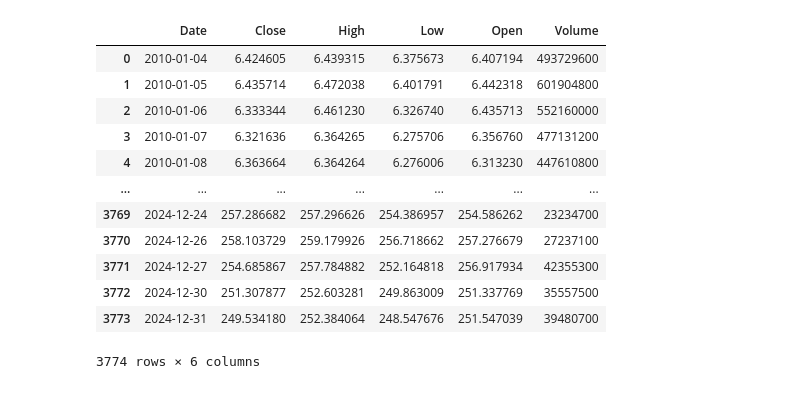
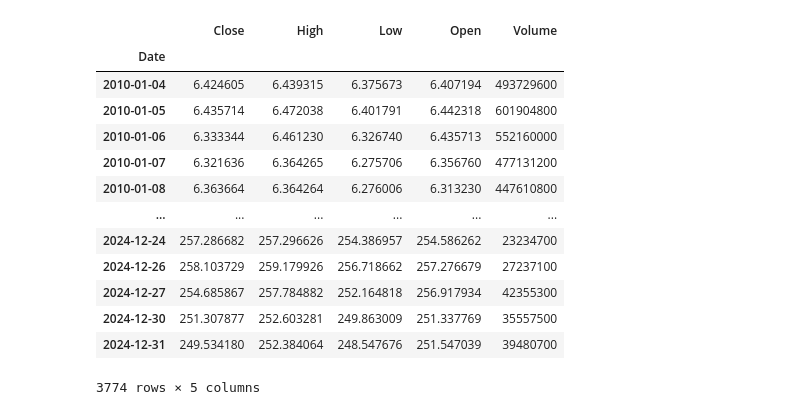
Before and after one commit to ColinLaurent/MarketPrediction, a Jupyter notebook: notebooks/model.ipynb, the cells around one changed output. Saved outputs shown, nothing was run; the diff lists cells and outputs as text; code cells hidden in the pictures.

```diff
--- a/notebooks/model.ipynb
+++ b/notebooks/model.ipynb
@@ -8,21 +10,22 @@ from sklearn.linear_model import LinearRegression
 # %%
 ticker = 'AAPL'
-df = pd.read_excel("../data/data.xlsx", ticker)
+df = pd.read_excel("../data/data.xlsx", ticker).set_index('Date')
 df
 # %% [output]
-|  | Date | Close | High | Low | Open | Volume |
-| 0 | 2010-01-04 | 6.424605 | 6.439315 | 6.375673 | 6.407194 | 493729600 |
-| 1 | 2010-01-05 | 6.435714 | 6.472038 | 6.401791 | 6.442318 | 601904800 |
-| 2 | 2010-01-06 | 6.333344 | 6.461230 | 6.326740 | 6.435713 | 552160000 |
-| 3 | 2010-01-07 | 6.321636 | 6.364265 | 6.275706 | 6.356760 | 477131200 |
-| 4 | 2010-01-08 | 6.363664 | 6.364264 | 6.276006 | 6.313230 | 447610800 |
-| ... | ... | ... | ... | ... | ... | ... |
-| 3769 | 2024-12-24 | 257.286682 | 257.296626 | 254.386957 | 254.586262 | 23234700 |
-| 3770 | 2024-12-26 | 258.103729 | 259.179926 | 256.718662 | 257.276679 | 27237100 |
-| 3771 | 2024-12-27 | 254.685867 | 257.784882 | 252.164818 | 256.917934 | 42355300 |
-| 3772 | 2024-12-30 | 251.307877 | 252.603281 | 249.863009 | 251.337769 | 35557500 |
-| 3773 | 2024-12-31 | 249.534180 | 252.384064 | 248.547676 | 251.547039 | 39480700 |
+|  | Close | High | Low | Open | Volume |
+| Date |  |  |  |  |  |
+| 2010-01-04 | 6.424605 | 6.439315 | 6.375673 | 6.407194 | 493729600 |
+| 2010-01-05 | 6.435714 | 6.472038 | 6.401791 | 6.442318 | 601904800 |
+| 2010-01-06 | 6.333344 | 6.461230 | 6.326740 | 6.435713 | 552160000 |
+| 2010-01-07 | 6.321636 | 6.364265 | 6.275706 | 6.356760 | 477131200 |
+| 2010-01-08 | 6.363664 | 6.364264 | 6.276006 | 6.313230 | 447610800 |
+| ... | ... | ... | ... | ... | ... |
+| 2024-12-24 | 257.286682 | 257.296626 | 254.386957 | 254.586262 | 23234700 |
+| 2024-12-26 | 258.103729 | 259.179926 | 256.718662 | 257.276679 | 27237100 |
+| 2024-12-27 | 254.685867 | 257.784882 | 252.164818 | 256.917934 | 42355300 |
+| 2024-12-30 | 251.307877 | 252.603281 | 249.863009 | 251.337769 | 35557500 |
+| 2024-12-31 | 249.534180 | 252.384064 | 248.547676 | 251.547039 | 39480700 |
-3774 rows × 6 columns
+3774 rows × 5 columns
 # %%
 fig = go.Figure()
 fig.add_trace(go.Scatter(x=df['Date'], y=df['Close']))
```
Also changed, not shown: parts of 3 cells of this notebook, 3 other files.
